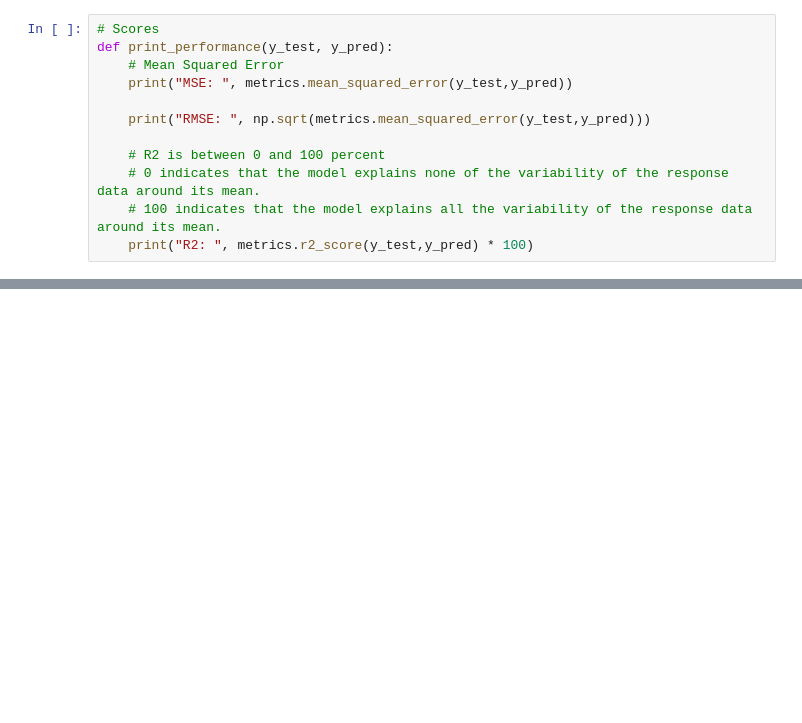
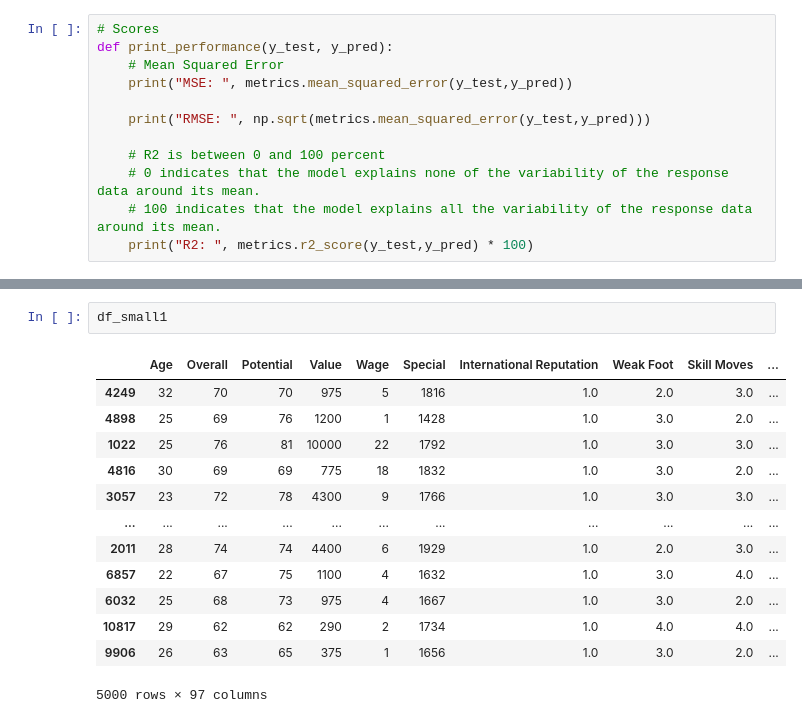
Before and after one commit to omgwenxx/machine_learning, a Jupyter notebook: assignment1/fifa_modeling.ipynb, the cells around one changed output, grey strips where cells are left out. Saved outputs shown, nothing was run; the diff lists cells and outputs as text; blank space fills up the shorter version.

```diff
--- a/assignment1/fifa_modeling.ipynb
+++ b/assignment1/fifa_modeling.ipynb
@@ -366,2 +392,18 @@ R2:  75.28493060394284
 | 2950 | 1 | 1.0 |
 2951 rows × 2 columns
+# %%
+df_small1
+# %% [output]
+|  | Age | Overall | Potential | Value | Wage | Special | International Reputation | Weak Foot | Skill Moves | ... |
+| 4249 | 32 | 70 | 70 | 975 | 5 | 1816 | 1.0 | 2.0 | 3.0 | ... |
+| 4898 | 25 | 69 | 76 | 1200 | 1 | 1428 | 1.0 | 3.0 | 2.0 | ... |
+| 1022 | 25 | 76 | 81 | 10000 | 22 | 1792 | 1.0 | 3.0 | 3.0 | ... |
+| 4816 | 30 | 69 | 69 | 775 | 18 | 1832 | 1.0 | 3.0 | 2.0 | ... |
+| 3057 | 23 | 72 | 78 | 4300 | 9 | 1766 | 1.0 | 3.0 | 3.0 | ... |
+| ... | ... | ... | ... | ... | ... | ... | ... | ... | ... | ... |
+| 2011 | 28 | 74 | 74 | 4400 | 6 | 1929 | 1.0 | 2.0 | 3.0 | ... |
+| 6857 | 22 | 67 | 75 | 1100 | 4 | 1632 | 1.0 | 3.0 | 4.0 | ... |
+| 6032 | 25 | 68 | 73 | 975 | 4 | 1667 | 1.0 | 3.0 | 2.0 | ... |
+| 10817 | 29 | 62 | 62 | 290 | 2 | 1734 | 1.0 | 4.0 | 4.0 | ... |
+| 9906 | 26 | 63 | 65 | 375 | 1 | 1656 | 1.0 | 3.0 | 2.0 | ... |
+5000 rows × 97 columns
```
Also changed, not shown: parts of 9 cells of this notebook, 10 other files.
